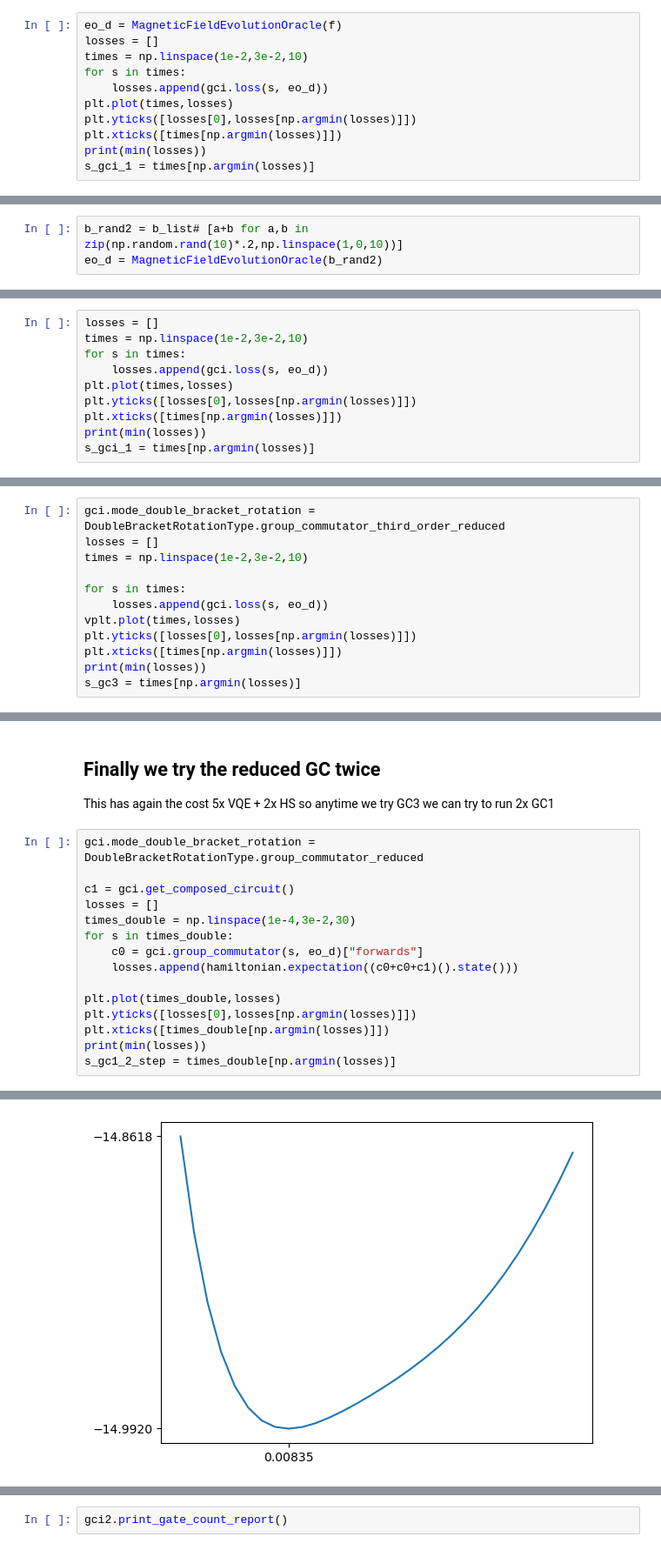
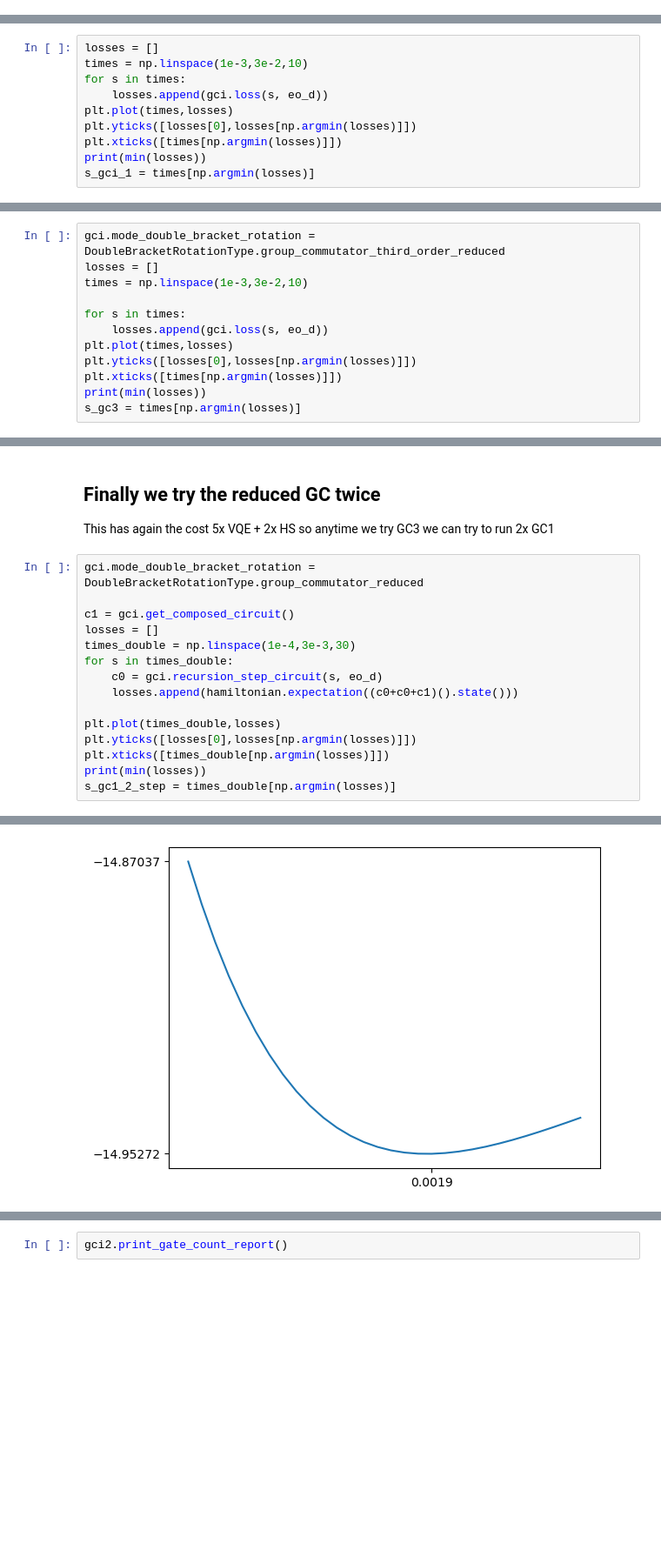
Before and after one commit to qiboteam/boostvqe, a Jupyter notebook: notebooks/gci_3_rounds_7l.ipynb, the cells around one changed output, grey strips where cells are left out. Shown at 87% size. Cells and saved outputs as stored; diff of their text form; blank space fills up the shorter version.

```diff
--- a/notebooks/gci_3_rounds_7l.ipynb
+++ b/notebooks/gci_3_rounds_7l.ipynb
@@ -120,11 +99,0 @@ s = steps[np.argmin(losses)]
-# %%
-eo_d = MagneticFieldEvolutionOracle(f)
-losses = []
-times = np.linspace(1e-2,3e-2,10)
-for s in times:
-    losses.append(gci.loss(s, eo_d))
-plt.plot(times,losses)
-plt.yticks([losses[0],losses[np.argmin(losses)]])
-plt.xticks([times[np.argmin(losses)]])
-print(min(losses))
-s_gci_1 = times[np.argmin(losses)]
@@ -158,13 +100,10 @@ plt.plot(b_list)
-# %%
-b_rand2 = b_list# [a+b for a,b in zip(np.random.rand(10)*.2,np.linspace(1,0,10))]
-eo_d = MagneticFieldEvolutionOracle(b_rand2)
 # %% [markdown]
 ## First we try the reduced GC
 
 This has the cost 3x VQE + 1x Hamiltonian simulation (HS)
 # %%
 losses = []
-times = np.linspace(1e-2,3e-2,10)
+times = np.linspace(1e-3,3e-2,10)
 for s in times:
     losses.append(gci.loss(s, eo_d))
 plt.plot(times,losses)
@@ -182,11 +121,11 @@ This has the cost 5x VQE + 2x Hamiltonian simulation (HS)
 # %%
 gci.mode_double_bracket_rotation = DoubleBracketRotationType.group_commutator_third_order_reduced
 losses = []
-times = np.linspace(1e-2,3e-2,10)
+times = np.linspace(1e-3,3e-2,10)
 
 for s in times:
     losses.append(gci.loss(s, eo_d))
-vplt.plot(times,losses)
+plt.plot(times,losses)
 plt.yticks([losses[0],losses[np.argmin(losses)]])
 plt.xticks([times[np.argmin(losses)]])
 print(min(losses))
@@ -203,9 +142,9 @@ gci.mode_double_bracket_rotation = DoubleBracketRotationType.group_commutator_re
 
 c1 = gci.get_composed_circuit()
 losses = []
-times_double = np.linspace(1e-4,3e-2,30)
+times_double = np.linspace(1e-4,3e-3,30)
 for s in times_double:
-    c0 = gci.group_commutator(s, eo_d)["forwards"]
+    c0 = gci.recursion_step_circuit(s, eo_d)
     losses.append(hamiltonian.expectation((c0+c0+c1)().state()))
 
 plt.plot(times_double,losses)
@@ -218,2 +157,2 @@ s_gc1_2_step = times_double[np.argmin(losses)]
-[figure, old version]
+[figure, new version]
 # %%
```
Also changed, not shown: parts of 47 cells of this notebook, 4 other files.
